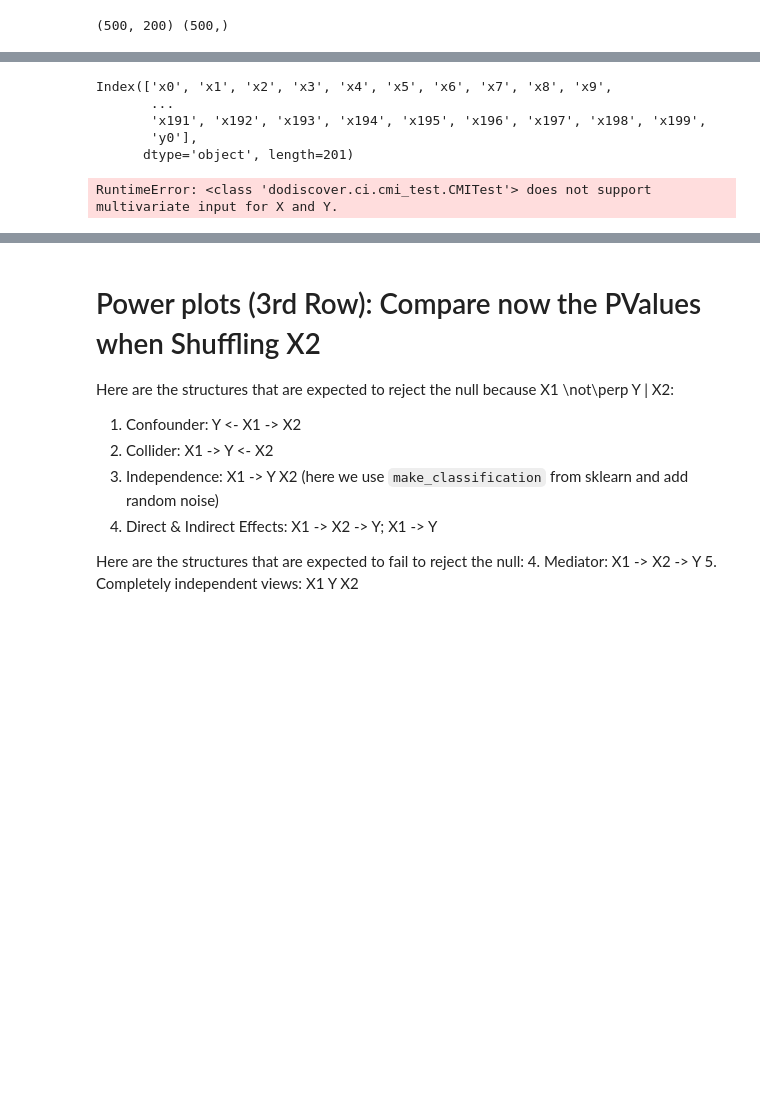
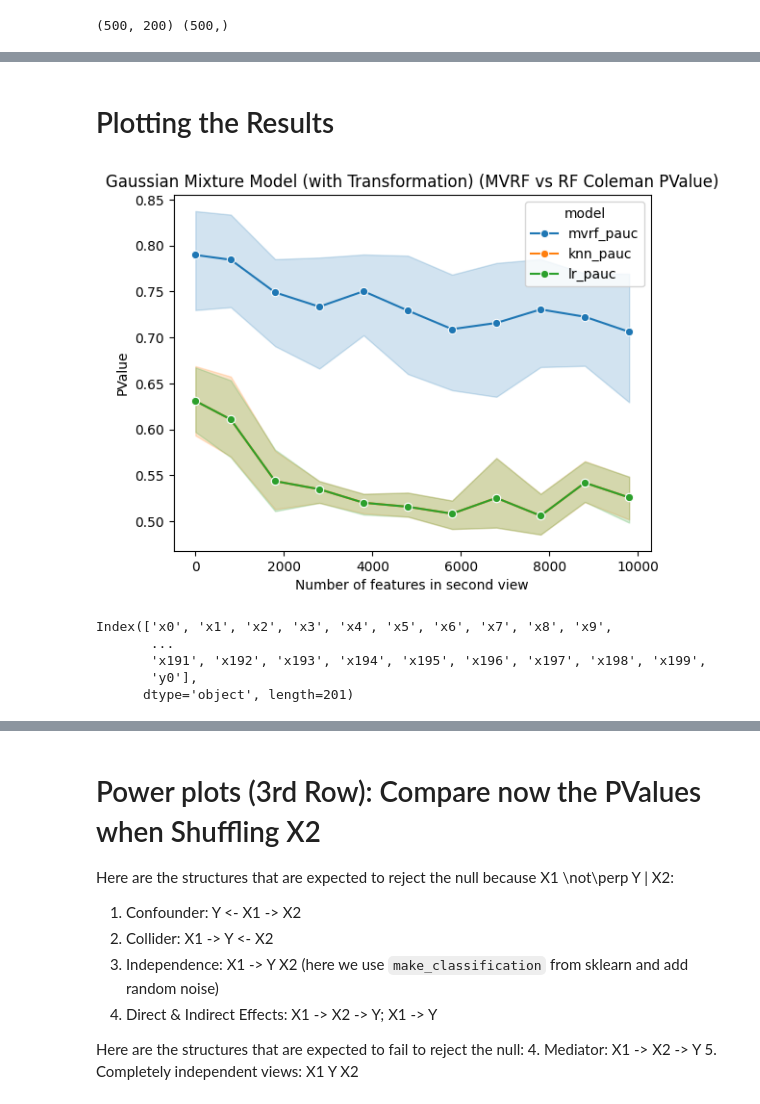
Before and after one commit to neurodata/treeple, a Jupyter notebook: benchmarks_nonasv/cancer/Figure3-compare-CoMIGHT-with-ksgandlinearregression.ipynb, the cells around one changed output, grey strips where cells are left out. Saved outputs shown, nothing was run; the diff lists cells and outputs as text; code cells hidden in the pictures; blank space fills up the shorter version.

```diff
--- a/benchmarks_nonasv/cancer/Figure3-compare-CoMIGHT-with-ksgandlinearregression.ipynb
+++ b/benchmarks_nonasv/cancer/Figure3-compare-CoMIGHT-with-ksgandlinearregression.ipynb
@@ -348,3 +820,46 @@ for idx in range(n_repeats):
+# %%
+df = pd.DataFrame(results)
+
+# save the results
+df.to_csv("./cv_comight_mv_vs_knn_vs_lr_independentview_model.csv")
+
+print(df.columns)
+print(df.shape)
+# %% [markdown]
+# Plotting the Results
+# %%
+# melt the dataframe, to make it easier to plot
+df.drop(
+    [
+        "noise_dims",
+        # "lr_pauc",
+        # "knn_pauc",
+        # "mvrf_pauc",
+        "mvrf_pvalue_x2",
+        "lr_pvalue_x2",
+        "knn_pvalue_x2",
+        "mvrf_pvalue_x1",
+        "lr_pvalue_x1",
+        "knn_pvalue_x1",
+    ],
+    inplace=True,
+    axis=1,
+)
+df = pd.melt(
+    df,
+    id_vars=["n_features_2", "n_samples"],
+    var_name="model",
+    value_name="score",
+)
+# %%
+fig, ax = plt.subplots()
+sns.lineplot(data=df, x="n_features_2", y="score", marker="o", hue="model", ax=ax)
+ax.set_ylabel("PValue")
+ax.set_xlabel("Number of features in second view")
+ax.set_title("Gaussian Mixture Model (with Transformation) (MVRF vs RF Coleman PValue)")
+plt.show()
+# %% [output]
+[figure, added]
 # %%
 df = pd.DataFrame(np.concatenate((X, y[:, np.newaxis]), axis=1))
 x_cols = np.array([f"x{idx}" for idx in range(X.shape[1])])
@@ -358,10 +873,3 @@ Index(['x0', 'x1', 'x2', 'x3', 'x4', 'x5', 'x6', 'x7', 'x8', 'x9',
        'x191', 'x192', 'x193', 'x194', 'x195', 'x196', 'x197', 'x198', 'x199',
        'y0'],
       dtype='object', length=201)
-# %%
-cmi_test = CMITest(
-    k=0.2, n_jobs=-1, n_shuffle=1000, random_seed=seed + idx + n_features_2_
-)
-_, pvalue = cmi_test.test(df, x_cols, y_cols, z_cols)
-# %% [output]
-RuntimeError: <class 'dodiscover.ci.cmi_test.CMITest'> does not support multivariate input for X and Y.
```
Also changed, not shown: parts of 20 cells of this notebook, 21 other files.
